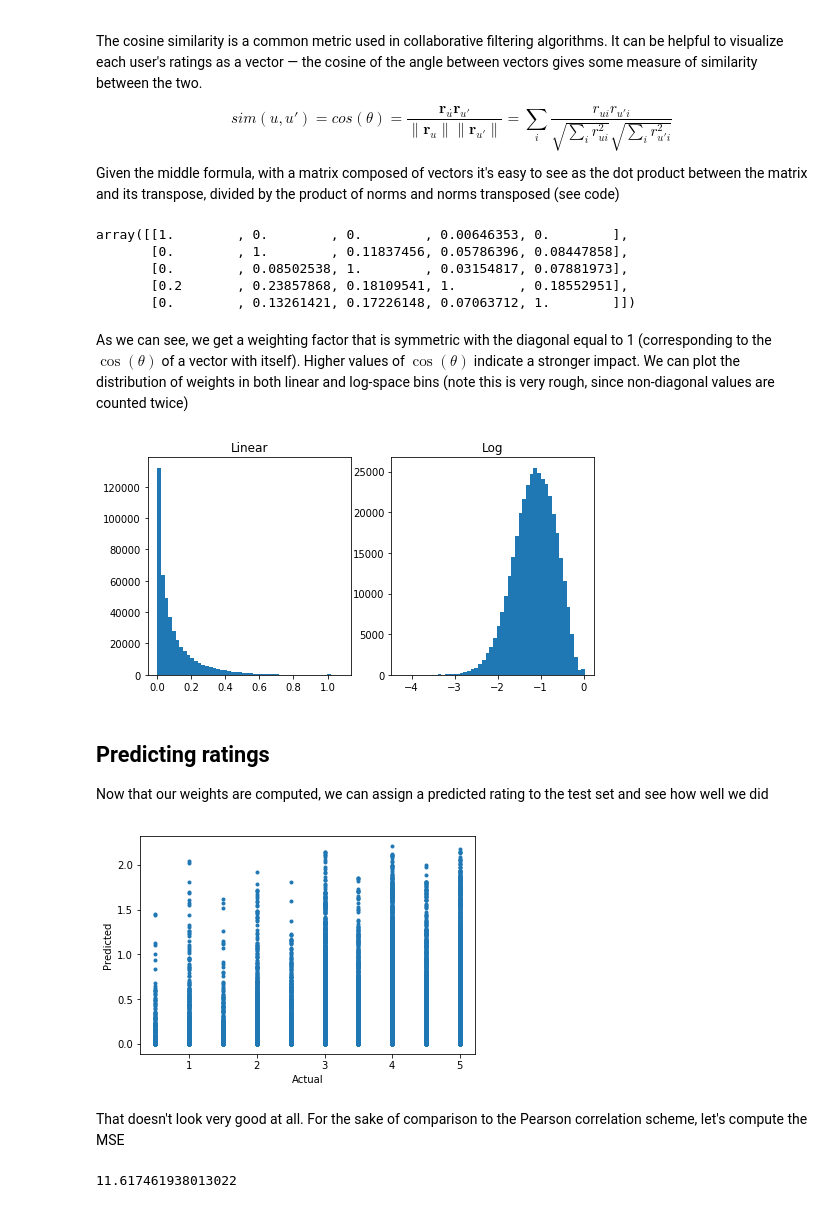
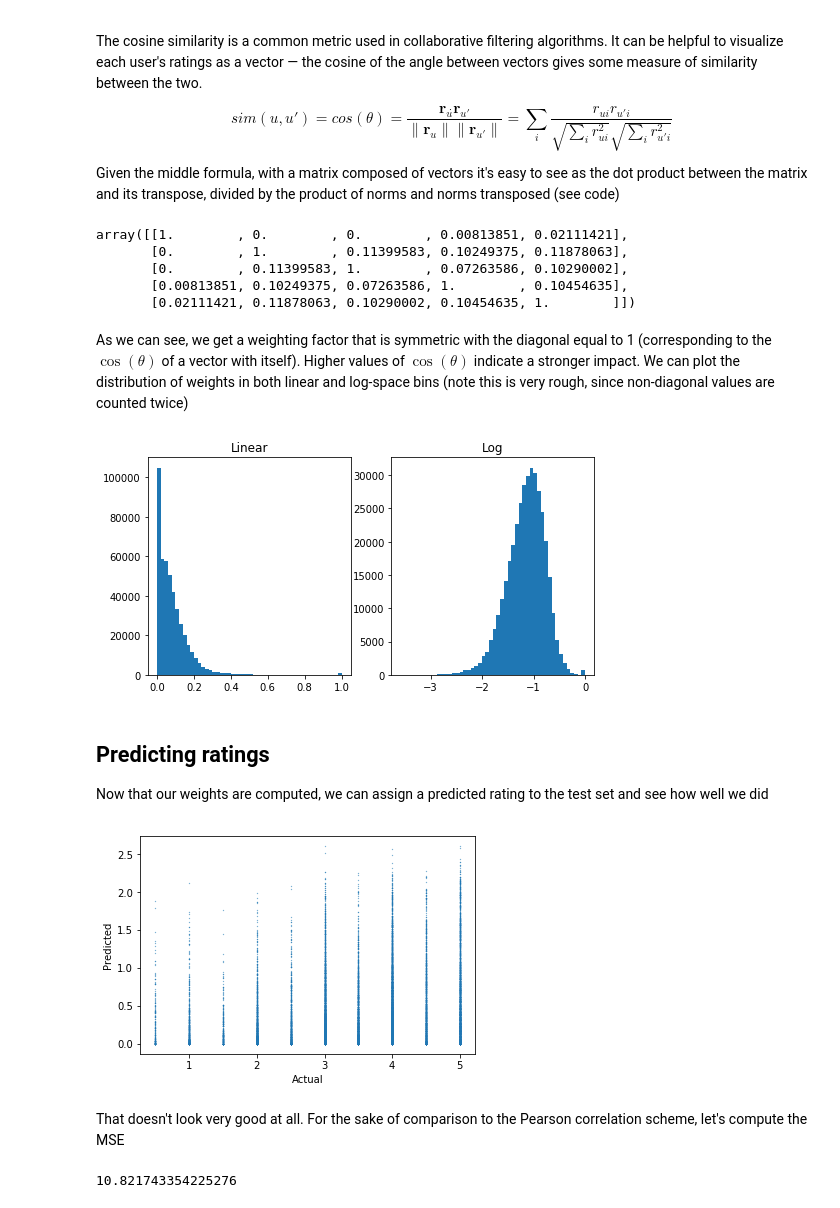
Before and after one commit to ahriley/movie-matchmaker, a Jupyter notebook: 2_cosine.ipynb, the cells around one changed output. Drawn from its saved outputs; the diff is of its cells as text; code cells hidden in the pictures.

```diff
--- a/2_cosine.ipynb
+++ b/2_cosine.ipynb
@@ -89,17 +89,17 @@ Given the middle formula, with a matrix composed of vectors it's easy to see as
 def cosine_sim(df):
     vals = df.values
     sim = vals @ vals.T
-    norms = np.sqrt(np.diagonal(sim))
+    norms = np.array([np.sqrt(np.diagonal(sim))])
     return sim / norms / norms.T
 # %%
 similarity = cosine_sim(train)
 similarity[:5, :5]
 # %% [output]
-array([[1.        , 0.        , 0.        , 0.00646353, 0.        ],
-       [0.        , 1.        , 0.11837456, 0.05786396, 0.08447858],
-       [0.        , 0.08502538, 1.        , 0.03154817, 0.07881973],
-       [0.2       , 0.23857868, 0.18109541, 1.        , 0.18552951],
-       [0.        , 0.13261421, 0.17226148, 0.07063712, 1.        ]])
+array([[1.        , 0.        , 0.        , 0.00813851, 0.02111421],
+       [0.        , 1.        , 0.11399583, 0.10249375, 0.11878063],
+       [0.        , 0.11399583, 1.        , 0.07263586, 0.10290002],
+       [0.00813851, 0.10249375, 0.07263586, 1.        , 0.10454635],
+       [0.02111421, 0.11878063, 0.10290002, 0.10454635, 1.        ]])
 # %% [markdown]
 As we can see, we get a weighting factor that is symmetric with the diagonal equal to 1 (corresponding to the $\cos(\theta)$ of a vector with itself).  Higher values of $\cos(\theta)$ indicate a stronger impact.  We can plot the distribution of weights in both linear and log-space bins (note this is very rough, since non-diagonal values are counted twice)
 # %%
@@ -112,7 +112,7 @@ plt.subplot(1,2,2)
 plt.hist(np.log10(similarity[similarity != 0].flatten()), bins=50)
 plt.title('Log');
 # %% [output]
-[figure, old version]
+[figure, new version]
 # %% [markdown]
 ## Predicting ratings
 
@@ -120,14 +120,14 @@ Now that our weights are computed, we can assign a predicted rating to the test
 # %%
 prediction = predict_full(train, similarity)
 # %%
-plt.plot(test.values[test.values > 0], prediction.values[test.values > 0], '.')
+plt.plot(test.values[test.values > 0], prediction.values[test.values > 0], '.', ms=0.5)
 plt.xlabel('Actual')
 plt.ylabel('Predicted');
 # %% [output]
-[figure, old version]
+[figure, new version]
 # %% [markdown]
 That doesn't look very good at all. For the sake of comparison to the Pearson correlation scheme, let's compute the MSE
 # %%
 mse(pred=prediction, actual=test)
 # %% [output]
-11.617461938013022
+10.821743354225276
```
Also changed, not shown: parts of 1 cell of this notebook, 3 other files.
